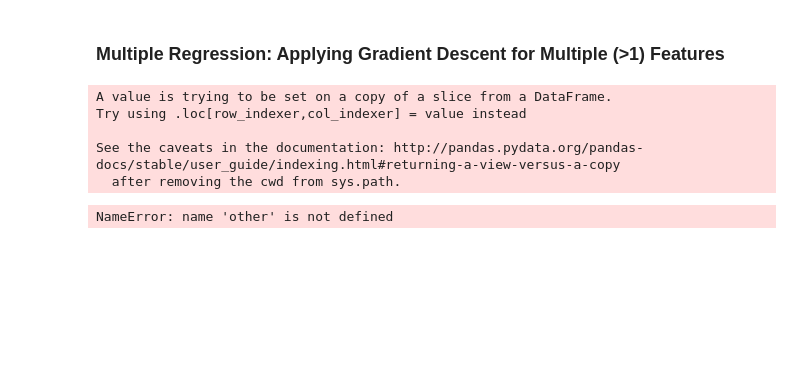
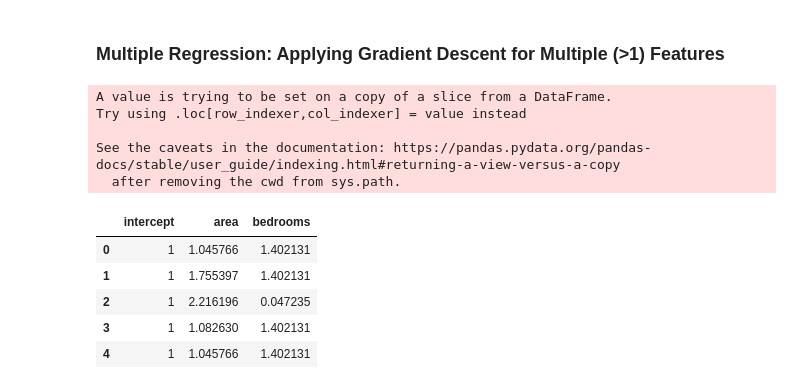
Before and after one commit to ArafatSabbir/Machine-Learning-with-Python-and-R, a Jupyter notebook: Gradient Descent/Gradient descent.ipynb, the cells around one changed output. Drawn from its saved outputs; the diff is of its cells as text; code cells hidden in the pictures; blank space fills up the shorter version.

```diff
--- a/Gradient Descent/Gradient descent.ipynb
+++ b/Gradient Descent/Gradient descent.ipynb
@@ -122,15 +122,22 @@ y = housing['price']
 # %%
 # Add a columns of 1s as an intercept to X.
 # The intercept column is needed for convenient matrix representation of cost function
 
 X['intercept'] = 1
-# X = X(['intercept','area','bedrooms'], axis=1)
-X.add(other , axis='columns', level='intercept', fill_value=1)
+#df['Address'] = address
+#new_index = (['intercept','area','bedrooms'], axis=1)
+X = X.reindex(['intercept','area','bedrooms'], axis=1)
+#X = X.reindex(new_index)
 X.head()
 # %% [output]
 A value is trying to be set on a copy of a slice from a DataFrame.
 Try using .loc[row_indexer,col_indexer] = value instead
 
-See the caveats in the documentation: http://pandas.pydata.org/pandas-docs/stable/user_guide/indexing.html#returning-a-view-versus-a-copy
+See the caveats in the documentation: https://pandas.pydata.org/pandas-docs/stable/user_guide/indexing.html#returning-a-view-versus-a-copy
   after removing the cwd from sys.path.
-NameError: name 'other' is not defined
+|  | intercept | area | bedrooms |
+| 0 | 1 | 1.045766 | 1.402131 |
+| 1 | 1 | 1.755397 | 1.402131 |
+| 2 | 1 | 2.216196 | 0.047235 |
+| 3 | 1 | 1.082630 | 1.402131 |
+| 4 | 1 | 1.045766 | 1.402131 |
```
Also changed, not shown: parts of 8 cells of this notebook.
